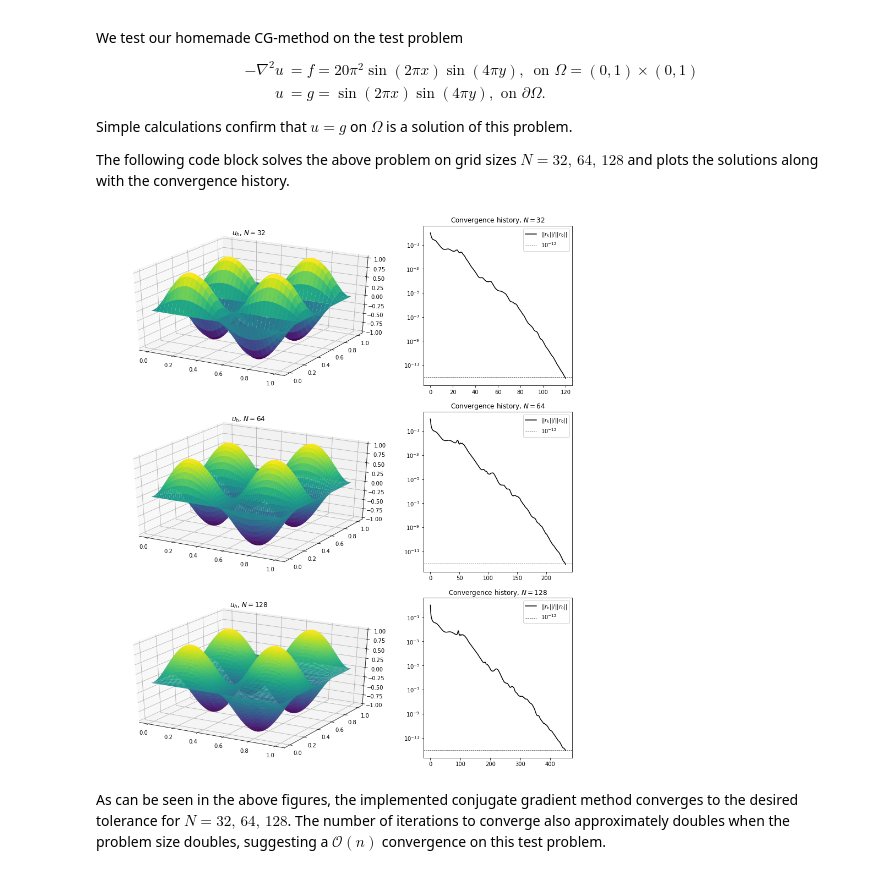
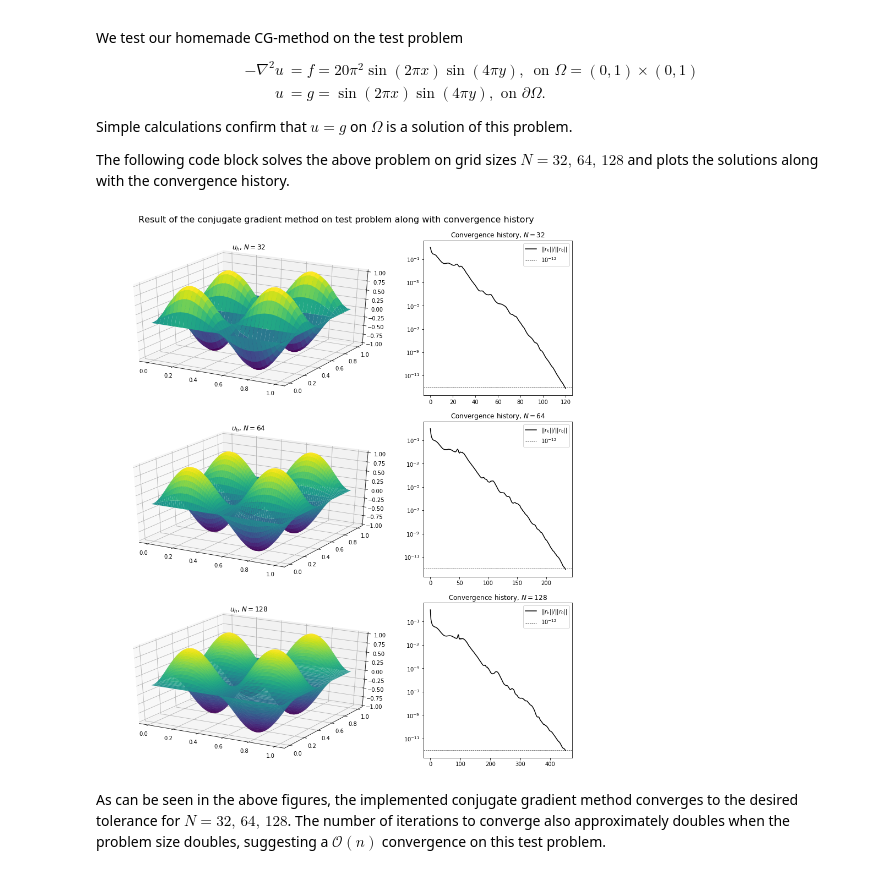
Before and after one commit to ottarph/numla_proj2, a Jupyter notebook: TMA4205_project2-ottar_hellan.ipynb, the cells around one changed output. Drawn from its saved outputs; the diff is of its cells as text; code cells hidden in the pictures.

Commit message:
Tentative code finished, descriptions of methods written

```diff
--- a/TMA4205_project2-ottar_hellan.ipynb
+++ b/TMA4205_project2-ottar_hellan.ipynb
@@ -42,34 +50,37 @@ for N in Ns:
     np.random.seed(seed=1)
     u0[1:-1, 1:-1] = 1 - 0.5*np.random.random((N-1,N-1))
 
     s = 1
     uh, i, ns = my_cg(u0, b, N, max_iter=1000)
 
     ns = np.array(ns, dtype=float)
     ns_array.append(ns)
     uh_array.append(uh)
 
 fig = plt.figure(constrained_layout=True, figsize=(12,14))
 gs = fig.add_gridspec(3, 3)
+fig.suptitle('Result of the conjugate gradient method on test problem along with convergence history',
+             fontsize=16)
 for i, (uh, ns) in enumerate(zip(uh_array, ns_array)):
     k = uh.shape[0]
     xx = np.outer(np.linspace(0, 1, k), np.ones(k))
     yy = np.outer(np.ones(k), np.linspace(0, 1, k))
     ax = fig.add_subplot(gs[i,:2], projection='3d')
     surf = ax.plot_surface(xx, yy, uh,
                         rstride=1, cstride=1,
                         cmap=matplotlib.cm.viridis, label=f'$u_{i}$')
     ax.set_title(f'$u_h,\, N = {uh.shape[0] - 1}$')
 
     ax = fig.add_subplot(gs[i,2])
     ax.semilogy(range(len(ns)), ns / ns[0], 'k-', label=r'$||r_k|| / ||r_0||$')
-    ax.axhline(y=1e-12, color='black', linestyle='dashed', linewidth='0.7', alpha=0.8, label=r'$10^{-12}$')
+    ax.axhline(y=1e-12, color='black', linestyle='dashed', linewidth='0.7', alpha=0.8,
+               label=r'$10^{-12}$')
     ax.set_title(f'Convergence history, $N = {uh.shape[0] - 1}$')
     ax.legend()
 
 
 plt.show();
 # %% [output]
-[figure, old version]
+[figure, new version]
 # %% [markdown]
 As can be seen in the above figures, the implemented conjugate gradient method converges to the desired tolerance for $N = 32, \, 64, \, 128$. The number of iterations to converge also approximately doubles when the problem size doubles, suggesting a $\mathcal{O}(n)$ convergence on this test problem.
```
Also changed, not shown: parts of 13 cells of this notebook.
